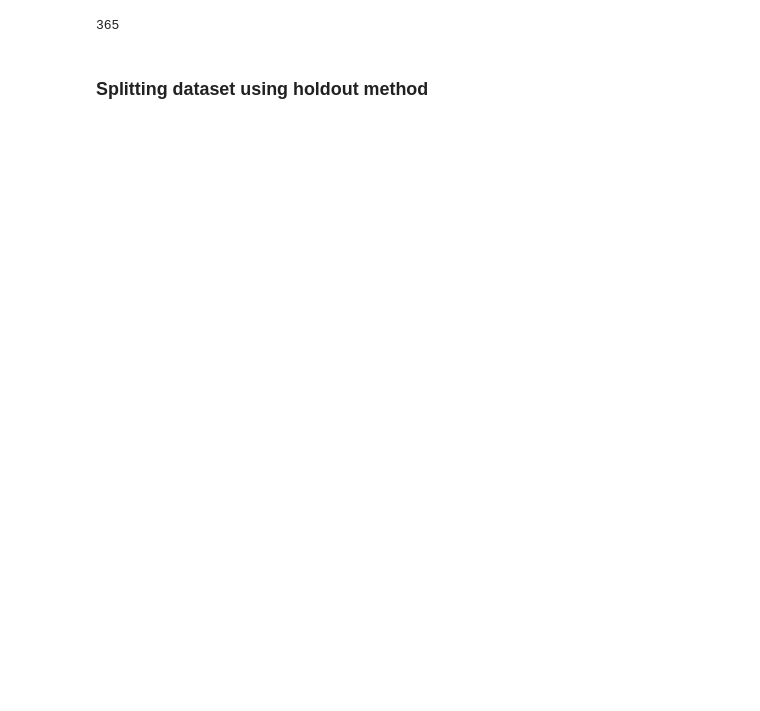
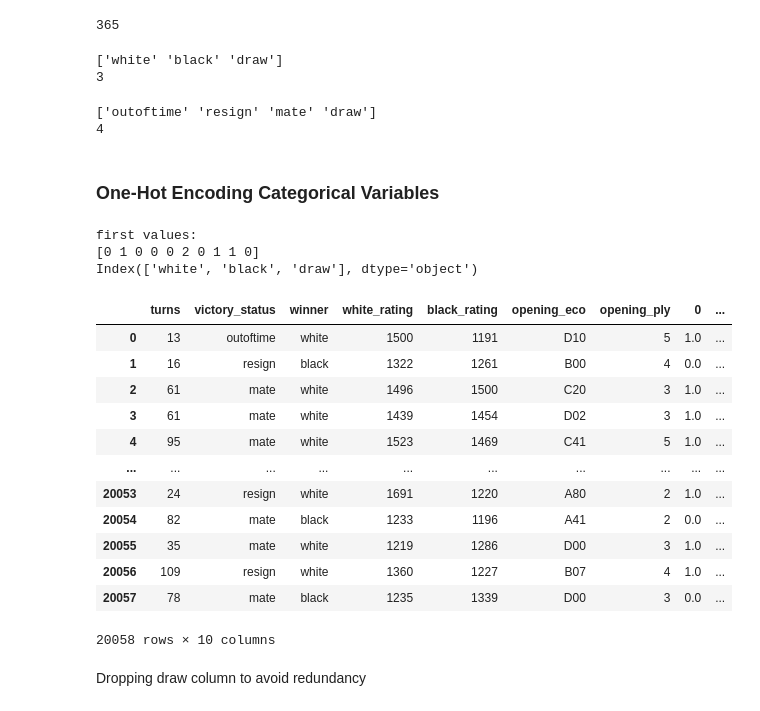
Before and after one commit to ceschini/lichess_win_prediction, a Jupyter notebook: ml_chess_predict.ipynb, the cells around one changed output. Cells and saved outputs as stored; diff of their text form; code cells hidden in the pictures; blank space fills up the shorter version.

```diff
--- a/ml_chess_predict.ipynb
+++ b/ml_chess_predict.ipynb
@@ -105,5 +105,50 @@ plt.show()
 chess['opening_eco'].unique().size
 # %% [output]
 365
-# %% [markdown]
-### Splitting dataset using holdout method
+# %%
+print(chess['winner'].unique())
+print(chess['winner'].unique().size)
+# %% [output]
+['white' 'black' 'draw']
+3
+# %%
+print(chess['victory_status'].unique())
+print(chess['victory_status'].unique().size)
+# %% [output]
+['outoftime' 'resign' 'mate' 'draw']
+4
+# %% [markdown]
+### One-Hot Encoding Categorical Variables
+# %%
+# https://www.statology.org/one-hot-encoding-in-python/
+from sklearn.preprocessing import OneHotEncoder
+
+def cat_encoder(df, var_array):
+    encoded, categories = var_array.factorize()
+    print('first values: ')
+    print(encoded[:10])
+    print(categories)
+    encoder = OneHotEncoder()
+    one_hot = encoder.fit_transform(encoded.reshape(-1, 1))
+    one_hot_df = pd.DataFrame(one_hot.toarray())
+    return df.join(one_hot_df)
+# %%
+chess = cat_encoder(chess, chess['winner'])
+chess
+# %% [output]
+first values:
+[0 1 0 0 0 2 0 1 1 0]
+Index(['white', 'black', 'draw'], dtype='object')
+|  | turns | victory_status | winner | white_rating | black_rating | opening_eco | opening_ply | 0 | ... |
+| 0 | 13 | outoftime | white | 1500 | 1191 | D10 | 5 | 1.0 | ... |
+| 1 | 16 | resign | black | 1322 | 1261 | B00 | 4 | 0.0 | ... |
+| 2 | 61 | mate | white | 1496 | 1500 | C20 | 3 | 1.0 | ... |
+| 3 | 61 | mate | white | 1439 | 1454 | D02 | 3 | 1.0 | ... |
+| 4 | 95 | mate | white | 1523 | 1469 | C41 | 5 | 1.0 | ... |
+| ... | ... | ... | ... | ... | ... | ... | ... | ... | ... |
+| 20053 | 24 | resign | white | 1691 | 1220 | A80 | 2 | 1.0 | ... |
+| 20054 | 82 | mate | black | 1233 | 1196 | A41 | 2 | 0.0 | ... |
+| 20055 | 35 | mate | white | 1219 | 1286 | D00 | 3 | 1.0 | ... |
+| 20056 | 109 | resign | white | 1360 | 1227 | B07 | 4 | 1.0 | ... |
+| 20057 | 78 | mate | black | 1235 | 1339 | D00 | 3 | 0.0 | ... |
+20058 rows × 10 columns
@@ -109,0 +158,2 @@ chess['opening_eco'].unique().size
+# %% [markdown]
+Dropping draw column to avoid redundancy
```
Also changed, not shown: parts of 24 cells of this notebook.
